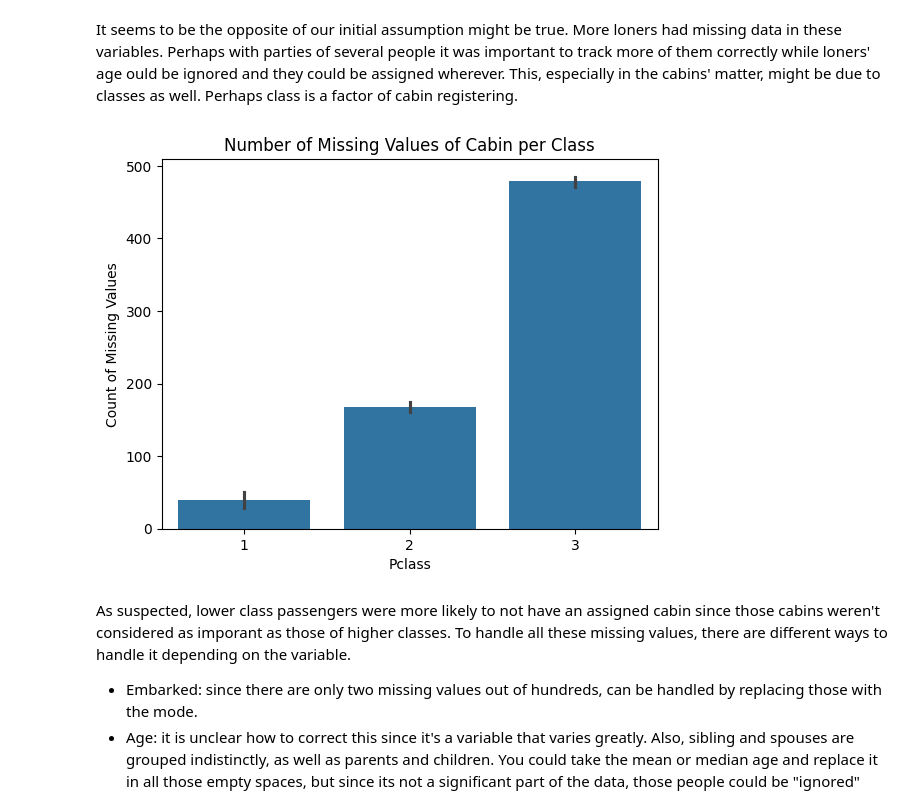
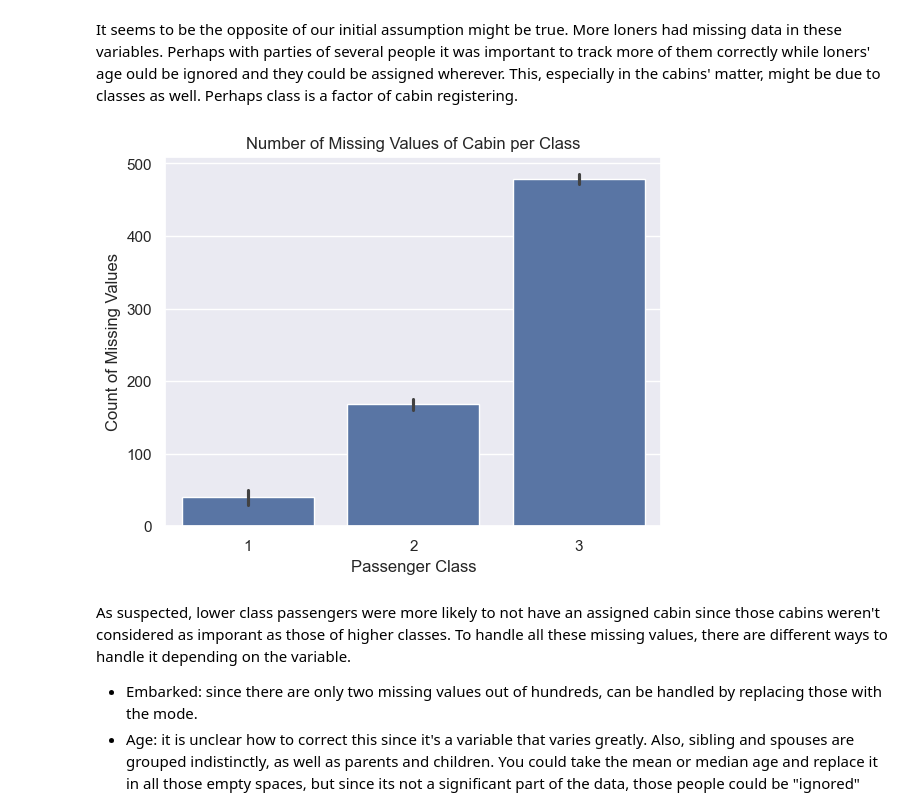
Before and after one commit to Jesus-PerezG/TC2004B-Jesus, a Jupyter notebook: notebooks/Titanic.ipynb, the cells around one changed output. Saved outputs shown, nothing was run; the diff lists cells and outputs as text; code cells hidden in the pictures.

```diff
--- a/notebooks/Titanic.ipynb
+++ b/notebooks/Titanic.ipynb
@@ -143,4 +159,6 @@ groupers = titanic[(titanic['SibSp'] > 0) | (titanic['Parch'] > 0)]
 # %%
+sns.set_style("whitegrid")
+sns.set_theme()
 sns.barplot(x = ['Loners', 'Groupers'], y = [loners['Survived'].mean() * 100, groupers['Survived'].mean() * 100])
 plt.title("Percentage of Survivability by Grouping")
 plt.xlabel('Passenger type')
@@ -154,0 +175,12 @@ This could be due to internal protection between the family when loners have no
+# %%
+s_groupers = titanic[(titanic['SibSp'] + titanic['Parch'] > 0) & (titanic['SibSp'] + titanic['Parch'] <= 2)]
+m_groupers = titanic[(titanic['SibSp'] + titanic['Parch'] > 2) & (titanic['SibSp'] + titanic['Parch'] <= 4)]
+b_groupers = titanic[(titanic['SibSp'] + titanic['Parch'] > 4)]
+
+sns.set_style("whitegrid")
+sns.set_theme()
+sns.barplot(x = ['Loners', 'Small Groupers', 'Medium Groupers', 'Big Groupers'], y = [loners['Survived'].mean() * 100, s_groupers['Survived'].mean() * 100, m_groupers['Survived'].mean() * 100, b_groupers['Survived'].mean() * 100])
+plt.title("Percentage of Survivability by Grouping")
+plt.xlabel('Passenger type')
+plt.ylabel('Percentage %')
+plt.show()
@@ -216,13 +252,17 @@ It seems to be the opposite of our initial assumption might be true. More loners
 # %%
 # Create a new column that counts if they have an NA value on cabin
 titanic['NA Cabin'] = titanic['Cabin'].isna()
+
+sns.set_style("whitegrid")
+sns.set_theme()
 sns.barplot(x = 'Pclass', y = 'NA Cabin', data = titanic, estimator = sum)
 
 plt.title("Number of Missing Values of Cabin per Class")
+plt.xlabel("Passenger Class")
 plt.ylabel("Count of Missing Values")
 plt.show()
 # %% [output]
-[figure, old version]
+[figure, new version]
 # %% [markdown]
 As suspected, lower class passengers were more likely to not have an assigned cabin since those cabins weren't considered as imporant as those of higher classes.
 To handle all these missing values, there are different ways to handle it depending on the variable.
```
Also changed, not shown: parts of 16 cells of this notebook, 1 other file.
